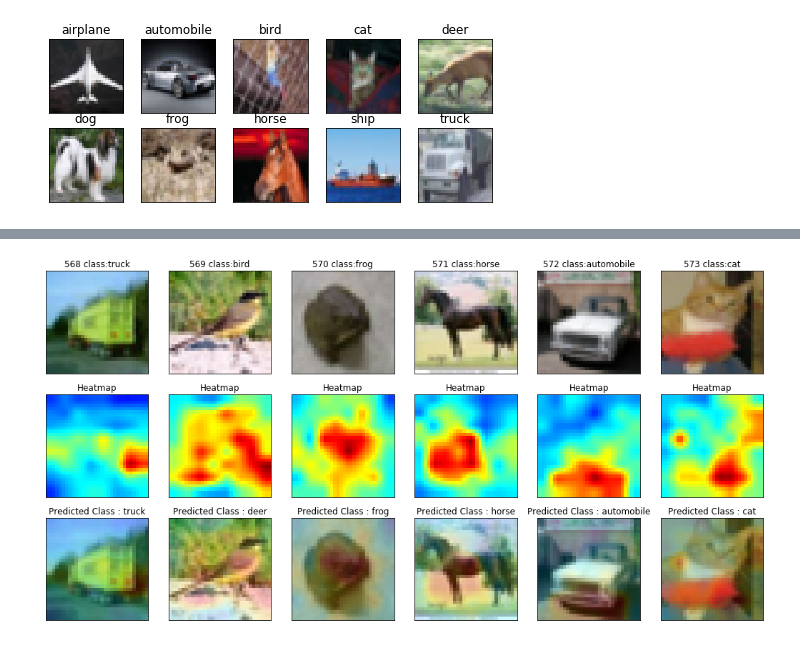
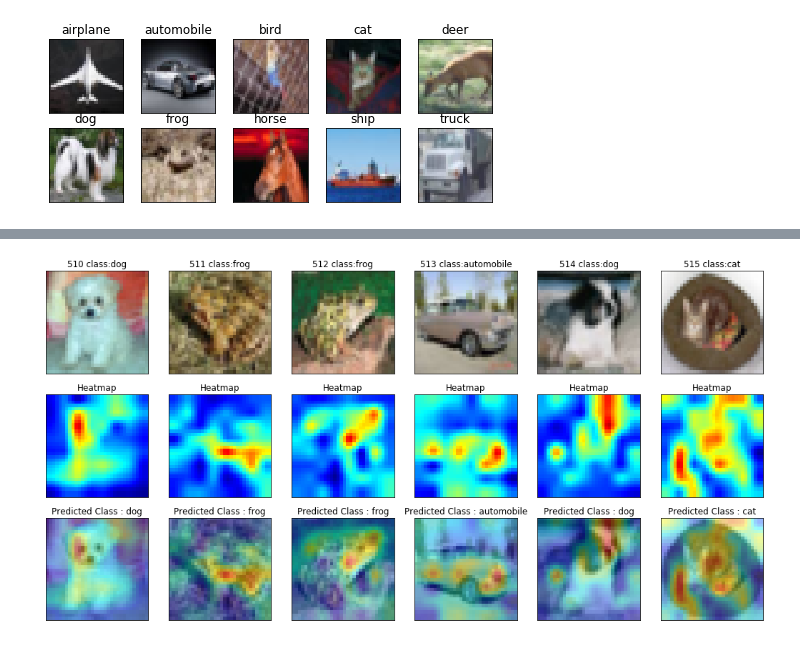
Before and after one commit to sarvan0506/AI, a Jupyter notebook: Assignment9.ipynb, the cells around one changed output, grey strips where cells are left out. Cells and saved outputs as stored; diff of their text form; code cells hidden in the pictures.

```diff
--- a/Assignment9.ipynb
+++ b/Assignment9.ipynb
@@ -85,6 +94,6 @@ test_labels = np_utils.to_categorical(test_labels, num_classes)
 # %%
 img_no = 6
-rand_id = 568
+rand_id = 510
 
 fig = plt.figure(figsize=(18,3))
 for i in range(img_no):
@@ -176,7 +185,7 @@ datagen = ImageDataGenerator(zoom_range=0.0,
 start = time.time()
 # Train the model
 model_info = model.fit_generator(datagen.flow(train_features, train_labels, batch_size = 128),
-                                 samples_per_epoch = train_features.shape[0], nb_epoch = 15,
+                                 samples_per_epoch = train_features.shape[0], nb_epoch = 20,
                                  validation_data = (test_features, test_labels), verbose=1)
 end = time.time()
 print ("Model took %0.2f seconds to train"%(end - start))
@@ -338,27 +257,24 @@ def getGradCam(image_number, layer, model):
 # %%
-
 p = 0
 img_no = 6
-rand_id = 568
+rand_id = 510
 
 fig = plt.figure(figsize=(18,9))
 for i in range(img_no):
-  #print(rand_id)
   n = rand_id + i
-  #print(n)
-  h, s, c = getGradCam(n, "activation_14", model)
+  h, s, c = getGradCam(n, "activation_29", model)
   p = i + 1
   ax = fig.add_subplot( 3, 6, p, xticks=[], yticks=[])
   ax.set_title(str(rand_id + i) + " class:" + class_names[np.argmax(test_labels[rand_id + i])])
   plt.imshow(test_features[rand_id + i])
   p = p + 6
   ax = fig.add_subplot( 3, 6, p, xticks=[], yticks=[])
   ax.set_title("Heatmap")
   plt.imshow(h)
   p = p + 6
   ax = fig.add_subplot( 3, 6, p, xticks=[], yticks=[])
   ax.set_title("Predicted Class : " + class_names[c])
   plt.imshow(s)
 plt.show()
 # %% [output]
-[figure, old version]
+[figure, new version]
```
Also changed, not shown: parts of 46 cells of this notebook.
